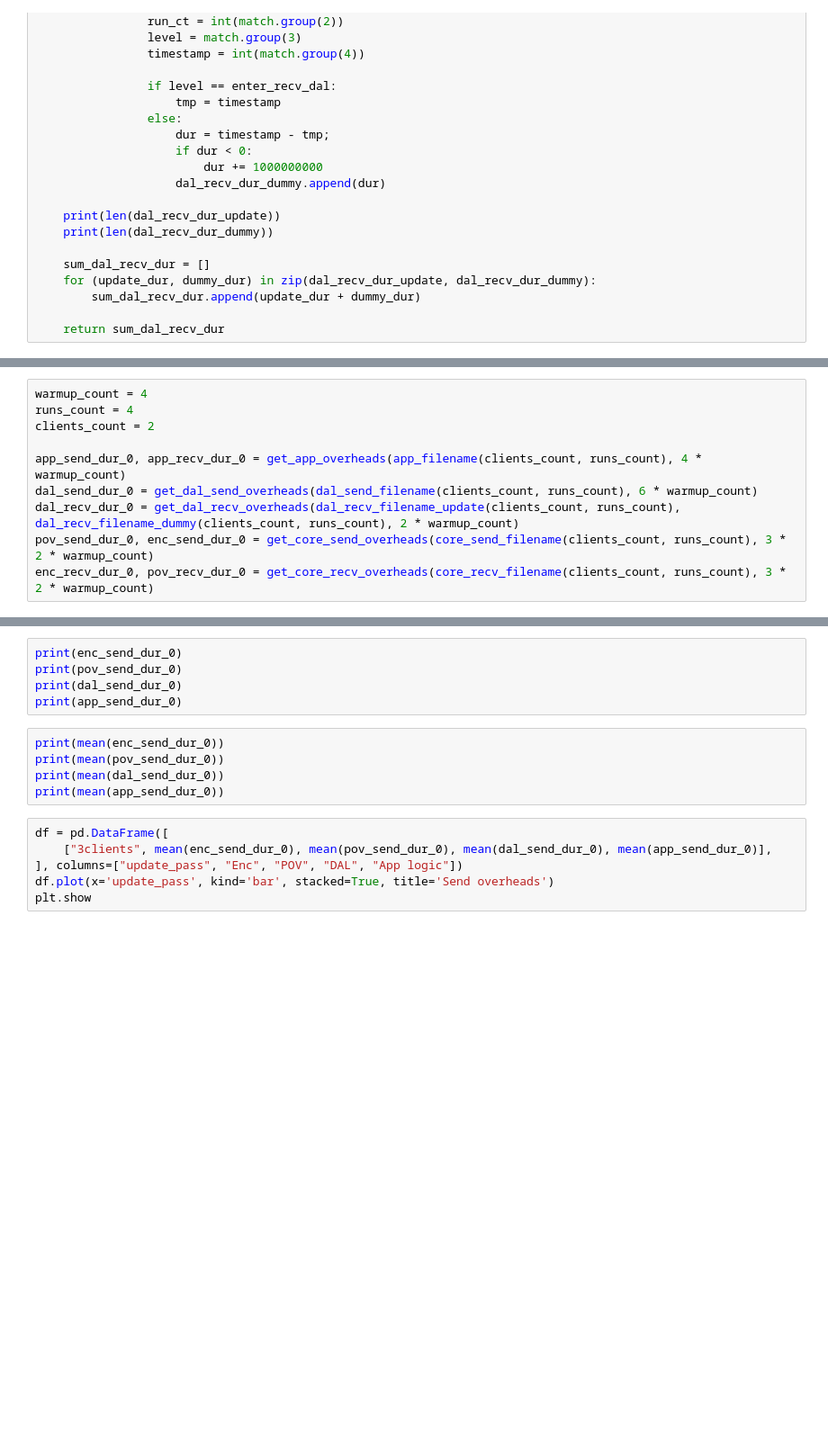
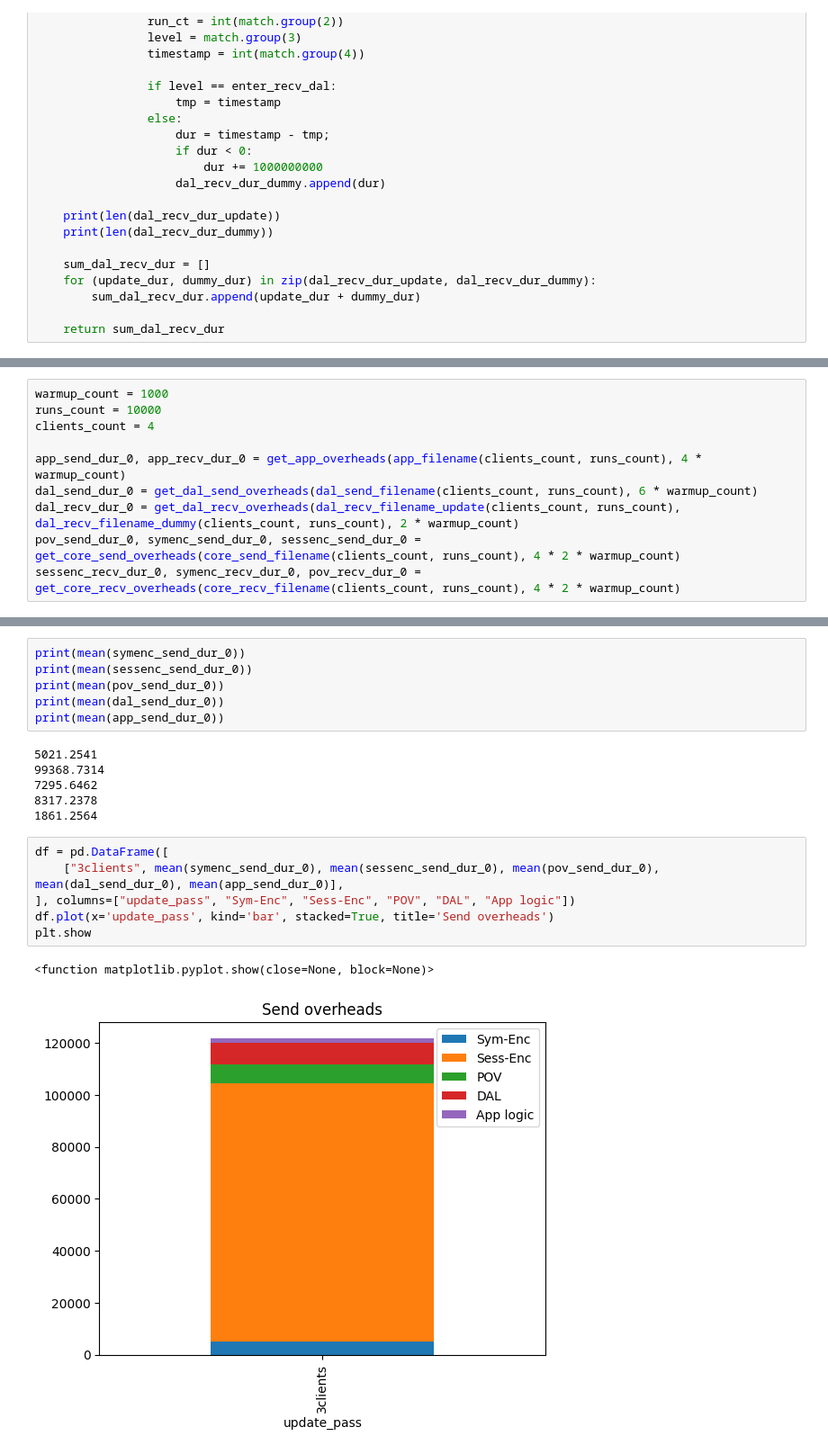
Before and after one commit to princeton-sns/scuba, a Jupyter notebook: apps/bench/src/client_benchmarks.ipynb, the cells around one changed output, grey strips where cells are left out. Shown at 90% size. Drawn from its saved outputs; the diff is of its cells as text; blank space fills up the shorter version.

```diff
--- a/apps/bench/src/client_benchmarks.ipynb
+++ b/apps/bench/src/client_benchmarks.ipynb
@@ -309,12 +337,12 @@ def core_send_filename(num_clients, num_runs):
 def core_recv_filename(num_clients, num_runs):
     return ".{}/{}c_{}r_ts_core_recv.txt".format(subdir, num_clients, num_runs)
 # %%
-warmup_count = 4
-runs_count = 4
-clients_count = 2
+warmup_count = 1000
+runs_count = 10000
+clients_count = 4
 
 app_send_dur_0, app_recv_dur_0 = get_app_overheads(app_filename(clients_count, runs_count), 4 * warmup_count)
 dal_send_dur_0 = get_dal_send_overheads(dal_send_filename(clients_count, runs_count), 6 * warmup_count)
 dal_recv_dur_0 = get_dal_recv_overheads(dal_recv_filename_update(clients_count, runs_count), dal_recv_filename_dummy(clients_count, runs_count), 2 * warmup_count)
-pov_send_dur_0, enc_send_dur_0 = get_core_send_overheads(core_send_filename(clients_count, runs_count), 3 * 2 * warmup_count)
-enc_recv_dur_0, pov_recv_dur_0 = get_core_recv_overheads(core_recv_filename(clients_count, runs_count), 3 * 2 * warmup_count)
+pov_send_dur_0, symenc_send_dur_0, sessenc_send_dur_0 = get_core_send_overheads(core_send_filename(clients_count, runs_count), 4 * 2 * warmup_count)
+sessenc_recv_dur_0, symenc_recv_dur_0, pov_recv_dur_0 = get_core_recv_overheads(core_recv_filename(clients_count, runs_count), 4 * 2 * warmup_count)
@@ -321,18 +360,23 @@ enc_recv_dur_0, pov_recv_dur_0 = get_core_recv_overheads(core_recv_filename(clie
-# %%
-print(enc_send_dur_0)
-print(pov_send_dur_0)
-print(dal_send_dur_0)
-print(app_send_dur_0)
 # %%
-print(mean(enc_send_dur_0))
+print(mean(symenc_send_dur_0))
+print(mean(sessenc_send_dur_0))
 print(mean(pov_send_dur_0))
 print(mean(dal_send_dur_0))
 print(mean(app_send_dur_0))
+# %% [output]
+5021.2541
+99368.7314
+7295.6462
+8317.2378
+1861.2564
 # %%
 df = pd.DataFrame([
-    ["3clients", mean(enc_send_dur_0), mean(pov_send_dur_0), mean(dal_send_dur_0), mean(app_send_dur_0)],
-], columns=["update_pass", "Enc", "POV", "DAL", "App logic"])
+    ["3clients", mean(symenc_send_dur_0), mean(sessenc_send_dur_0), mean(pov_send_dur_0), mean(dal_send_dur_0), mean(app_send_dur_0)],
+], columns=["update_pass", "Sym-Enc", "Sess-Enc", "POV", "DAL", "App logic"])
 df.plot(x='update_pass', kind='bar', stacked=True, title='Send overheads')
 plt.show
+# %% [output]
+<function matplotlib.pyplot.show(close=None, block=None)>
+[figure, added]
 # %%
 df = pd.DataFrame([
```
Also changed, not shown: parts of 22 cells of this notebook.
